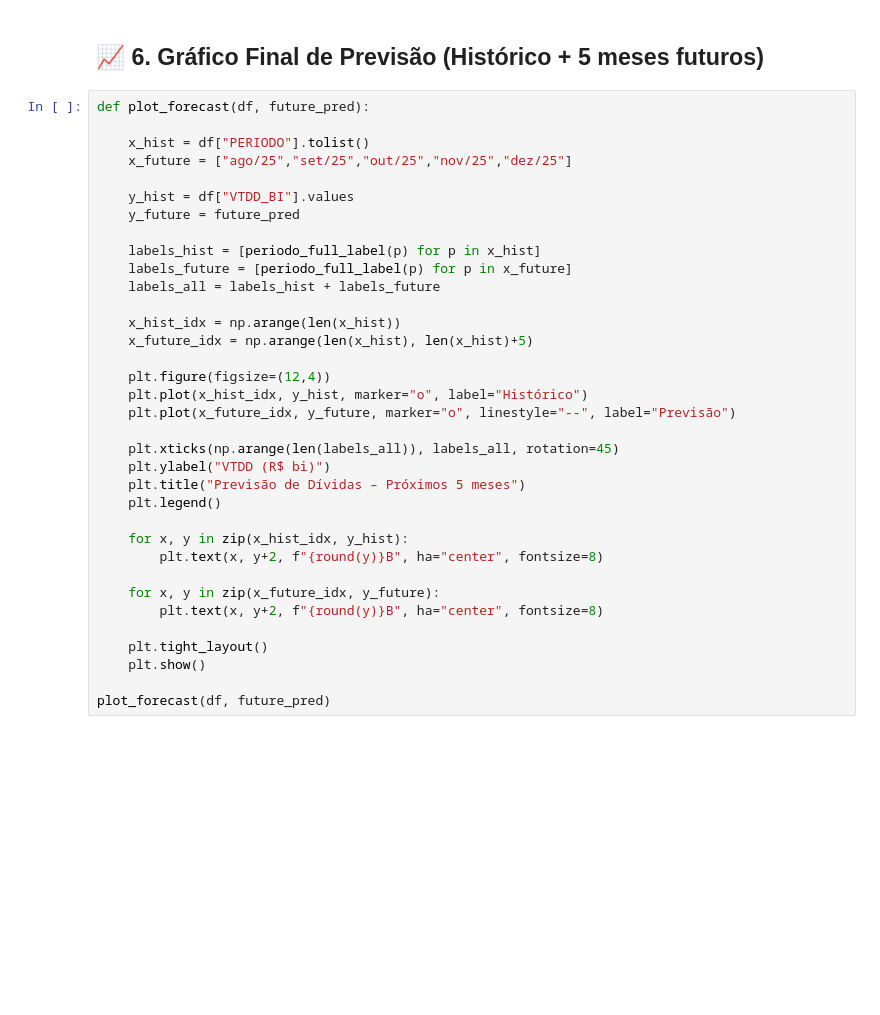
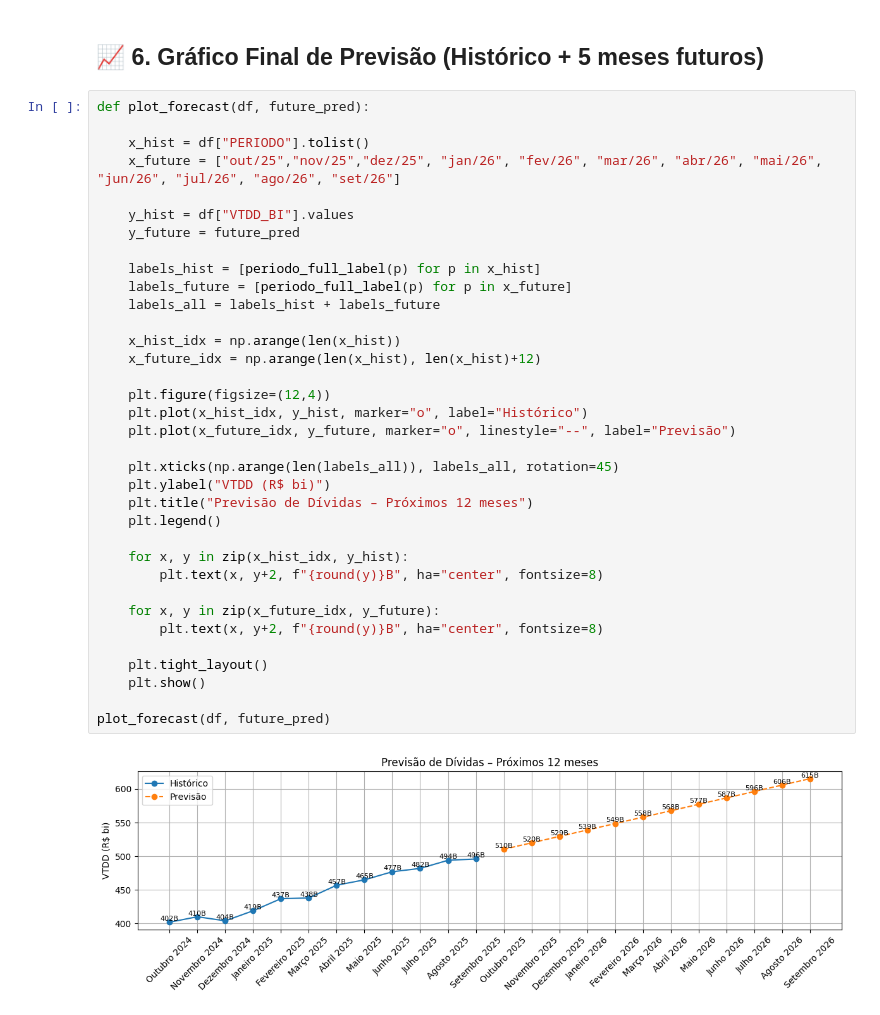
Before and after one commit to GrupoMackenzie/ProjetoAplicado02-DataScience-Mackenzie-2025, a Jupyter notebook: notebooks/EDA_Serasa.ipynb, the cells around one changed output. Saved outputs shown, nothing was run; the diff lists cells and outputs as text; blank space fills up the shorter version.

```diff
--- a/notebooks/EDA_Serasa.ipynb
+++ b/notebooks/EDA_Serasa.ipynb
@@ -339,34 +348,36 @@ RMSE teste (R$ bi): 3.80
 def plot_forecast(df, future_pred):
 
     x_hist = df["PERIODO"].tolist()
-    x_future = ["ago/25","set/25","out/25","nov/25","dez/25"]
+    x_future = ["out/25","nov/25","dez/25", "jan/26", "fev/26", "mar/26", "abr/26", "mai/26", "jun/26", "jul/26", "ago/26", "set/26"]
 
     y_hist = df["VTDD_BI"].values
     y_future = future_pred
 
     labels_hist = [periodo_full_label(p) for p in x_hist]
     labels_future = [periodo_full_label(p) for p in x_future]
     labels_all = labels_hist + labels_future
 
     x_hist_idx = np.arange(len(x_hist))
-    x_future_idx = np.arange(len(x_hist), len(x_hist)+5)
+    x_future_idx = np.arange(len(x_hist), len(x_hist)+12)
 
     plt.figure(figsize=(12,4))
     plt.plot(x_hist_idx, y_hist, marker="o", label="Histórico")
     plt.plot(x_future_idx, y_future, marker="o", linestyle="--", label="Previsão")
 
     plt.xticks(np.arange(len(labels_all)), labels_all, rotation=45)
     plt.ylabel("VTDD (R$ bi)")
-    plt.title("Previsão de Dívidas – Próximos 5 meses")
+    plt.title("Previsão de Dívidas – Próximos 12 meses")
     plt.legend()
 
     for x, y in zip(x_hist_idx, y_hist):
         plt.text(x, y+2, f"{round(y)}B", ha="center", fontsize=8)
 
     for x, y in zip(x_future_idx, y_future):
         plt.text(x, y+2, f"{round(y)}B", ha="center", fontsize=8)
 
     plt.tight_layout()
     plt.show()
 
 plot_forecast(df, future_pred)
+# %% [output]
+[figure, added]
```
Also changed, not shown: parts of 1 cell of this notebook.
